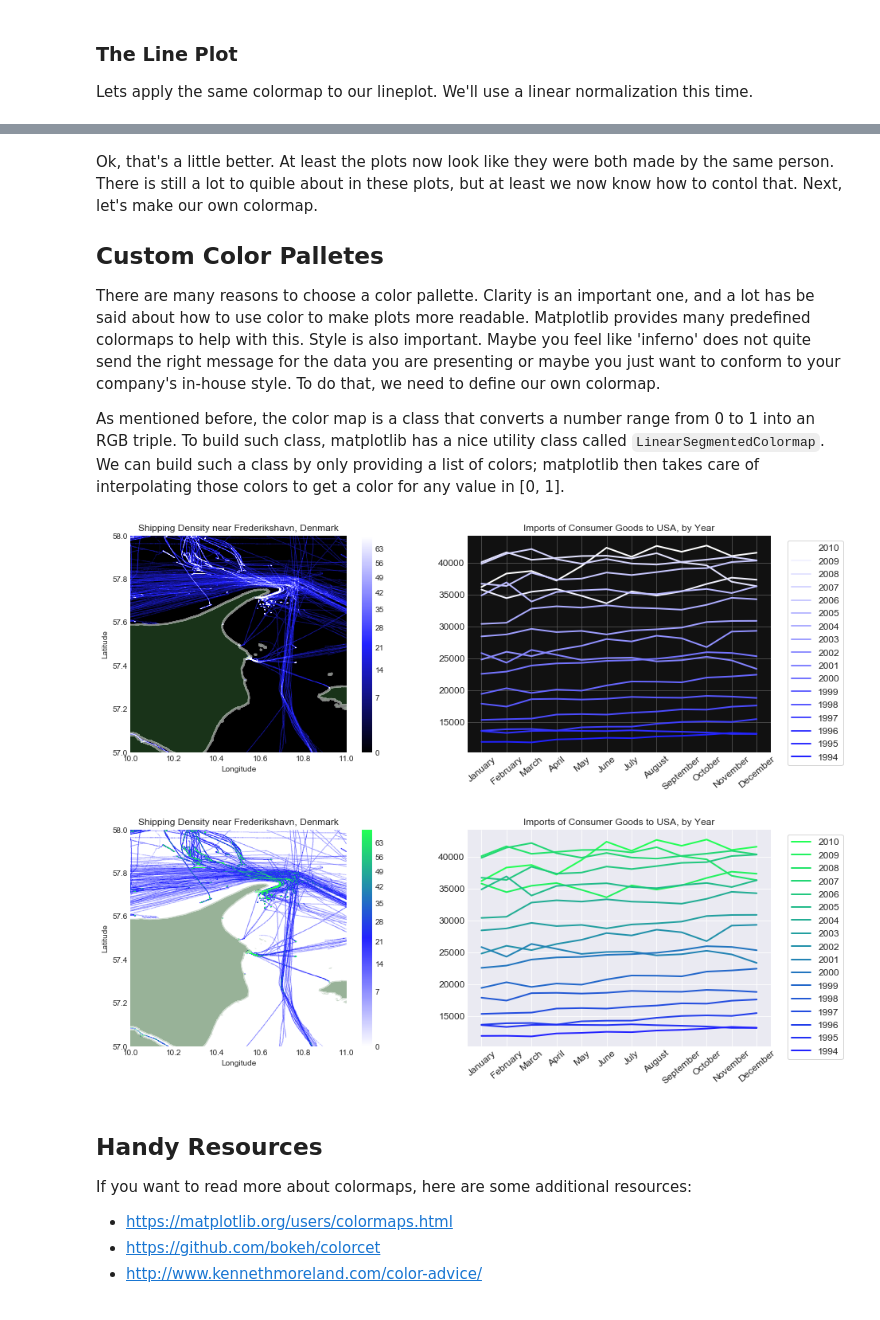
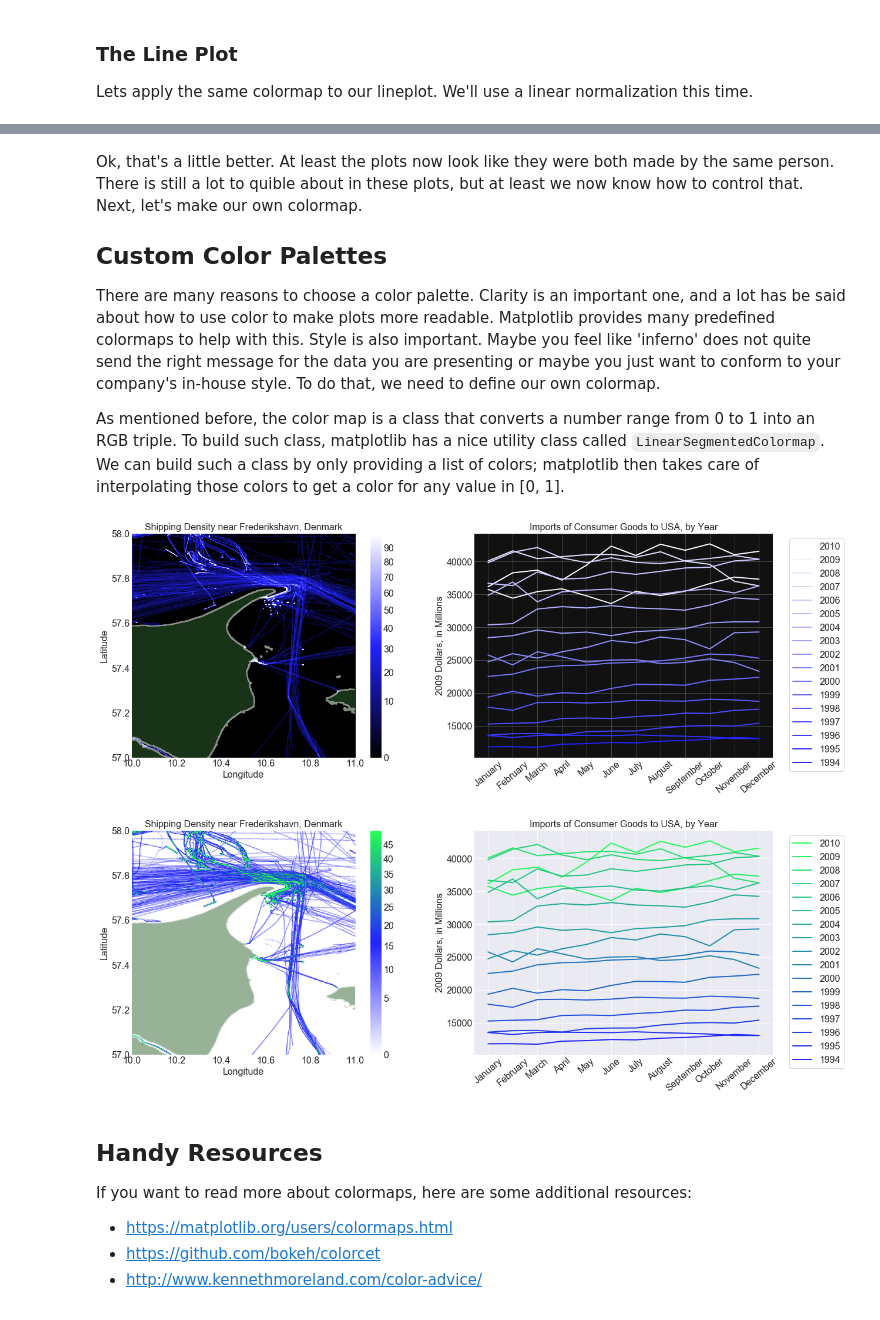
Before and after one commit to vincentropy/python_colormap_tutorial, a Jupyter notebook: color_map_tutorial.ipynb, the cells around one changed output, grey strips where cells are left out. Saved outputs shown, nothing was run; the diff lists cells and outputs as text; code cells hidden in the pictures.

```diff
--- a/color_map_tutorial.ipynb
+++ b/color_map_tutorial.ipynb
@@ -64,16 +77,21 @@ line_data.tail()
 
 def plot_lines(data, ax, cmap=None, norm=None):
     for year in sorted(data.year.unique(), reverse=True):
-        year_data = data.loc[data.year==year,:]
+        year_data = data.loc[data.year==year, :]
         if cmap is not None:
             norm_value = norm(year)
             col = cmap(norm_value)
         else:
             col = None
-        ax.plot(year_data['month'],year_data['imports'], lw=2, c=col, label=year)
-    plt.xticks(rotation=40, fontsize=12)
-    plt.yticks(fontsize=12)
-    legend = plt.legend(bbox_to_anchor=(1.04,1), loc="upper left", frameon=True, fontsize=12)
+        ax.plot(year_data['month'],
+                year_data['imports'],
+                lw=2,
+                c=col,
+                label=year)
+    plt.xticks(rotation=40)
+    plt.yticks()
+    plt.ylabel('2009 Dollars, in Millions')
+    legend = plt.legend(bbox_to_anchor=(1.04,1), loc="upper left", frameon=True)
     legend.get_frame().set_facecolor('w')
     plt.title('Imports of Consumer Goods to USA, by Year')
 # %% [markdown]
@@ -107,8 +125,10 @@ values = sparse_matrix.astype(np.float64).todense().transpose()
 # this function uses imshow to plot a density map and draws geographic boundaries from a shape file.
 def plot_density(data, ax, cmap=None, norm=None, annotation=None):
     """Plot a density map of shipping traffic. """
+
     bounds = [10, 11, 57, 58]
     figsize = np.array([bounds[1]-bounds[0], bounds[3]-bounds[2]])*3
+
     if cmap is None:
         im = ax.imshow(np.log(data+1),
                   origin='lower',
@@ -121,14 +141,19 @@ def plot_density(data, ax, cmap=None, norm=None, annotation=None):
                        norm=norm,
                        origin='lower',
                        extent=bounds)
-        plt.colorbar(im,ticks=np.arange(0,norm.vmax,norm.vmax/10))
+        plt.colorbar(im,ticks=np.arange(0, norm.vmax, norm.vmax/10))
 
     try:
         shapefile = fiona.open('sample_data/gadm36_DNK_0.shp')
 
         for country in shapefile:
             p = shape(country['geometry'])
-            patch = PolygonPatch(p,fill=True,alpha=.5,edgecolor='#FFFFFF',lw=2,facecolor='#336633')
+            patch = PolygonPatch(p,
+                                 fill=True,
+                                 alpha=.5,
+                                 edgecolor='#FFFFFF',
+                                 lw=2,
+                                 facecolor='#336633')
 
             ax.add_patch(patch)
     except:
@@ -200,41 +228,43 @@ plt.grid(color='#555555')
 # %% [markdown]
-Ok, that's a little better. At least the plots now look like they were both made by the same person. There is still a lot to quible about in these plots, but at least we now know how to contol that.
+Ok, that's a little better. At least the plots now look like they were both made by the same person. There is still a lot to quible about in these plots, but at least we now know how to control that.
 Next, let's make our own colormap.
 
-## Custom Color Palletes
-There are many reasons to choose a color pallette. Clarity is an important one, and a lot has be said about how to use color to make plots more readable. Matplotlib provides many predefined colormaps to help with this. Style is also important. Maybe you feel like 'inferno' does not quite send the right message for the data you are presenting or maybe you just want to conform to your company's in-house style. To do that, we need to define our own colormap.
+## Custom Color Palettes
+There are many reasons to choose a color palette. Clarity is an important one, and a lot has be said about how to use color to make plots more readable. Matplotlib provides many predefined colormaps to help with this. Style is also important. Maybe you feel like 'inferno' does not quite send the right message for the data you are presenting or maybe you just want to conform to your company's in-house style. To do that, we need to define our own colormap.
 
 As mentioned before, the color map is a class that converts a number range from 0 to 1 into an RGB triple. To build such class, matplotlib has a nice utility class called `LinearSegmentedColormap`. We can build such a class by only providing a list of colors; matplotlib then takes care of interpolating those colors to get a color for any value in [0, 1].
 # %%
 # make colormaps
 
 # black -> blue -> white for the density plot
 density_colors = ['#000000','#2222FF','#FFFFFF']
-density_norm = PowerNorm(0.6, vmin=0, vmax=70)
 density_cmap = LinearSegmentedColormap.from_list('my_cmap', density_colors)
+density_norm = PowerNorm(0.6, vmin=0, vmax=100)
+
 
 # blue -> white for the line plot
 line_colors = ['#2222FF','#FFFFFF']
+line_cmap = LinearSegmentedColormap.from_list('my_cmap', line_colors)
 line_norm = Normalize(vmin=1994,vmax=2010)
-line_cmap = LinearSegmentedColormap.from_list('my_cmap', line_colors)
+
 
 # make the plots
-plt.figure(figsize=(15,5))
+plt.figure(figsize=(20, 7))
 
-plot_density(values, plt.subplot(121), cmap=density_cmap, norm = density_norm)
-plot_lines(line_data, plt.subplot(122), cmap=line_cmap, norm = line_norm)
+plot_density(values, plt.subplot(121), cmap=density_cmap, norm=density_norm)
+plot_lines(line_data, plt.subplot(122), cmap=line_cmap, norm=line_norm)
 
 # set black background
 plt.gca().set_facecolor('#111111')
 plt.grid(color='#555555')
 # %% [output]
-[figure, old version]
+[figure, new version]
 # %%
 # or, of you prefer something that works on a white background:
 
 # white -> blue -> green for the density plots
 density_colors = ['#FFFFFF','#2222FF','#22FF55']
-density_norm = PowerNorm(0.6, vmin=0, vmax=70)
+density_norm = PowerNorm(0.6, vmin=0, vmax=50)
 density_cmap = LinearSegmentedColormap.from_list('my_cmap', density_colors)
 
 # blue -> green for the line plots
@@ -243,12 +273,12 @@ line_norm = Normalize(vmin=1994,vmax=2010)
 line_cmap = LinearSegmentedColormap.from_list('my_cmap', line_colors)
 
 # make the plots
-plt.figure(figsize=(15,5))
+plt.figure(figsize=(20, 7))
 
-plot_density(values, plt.subplot(121), cmap=density_cmap, norm = density_norm)
-plot_lines(line_data, plt.subplot(122), cmap=line_cmap, norm = line_norm)
+plot_density(values, plt.subplot(121), cmap=density_cmap, norm=density_norm)
+plot_lines(line_data, plt.subplot(122), cmap=line_cmap, norm=line_norm)
 # %% [output]
-[figure, old version]
+[figure, new version]
 # %% [markdown]
 ## Handy Resources
 If you want to read more about colormaps, here are some additional resources:
```
Also changed, not shown: parts of 7 cells of this notebook, 1 other file.
